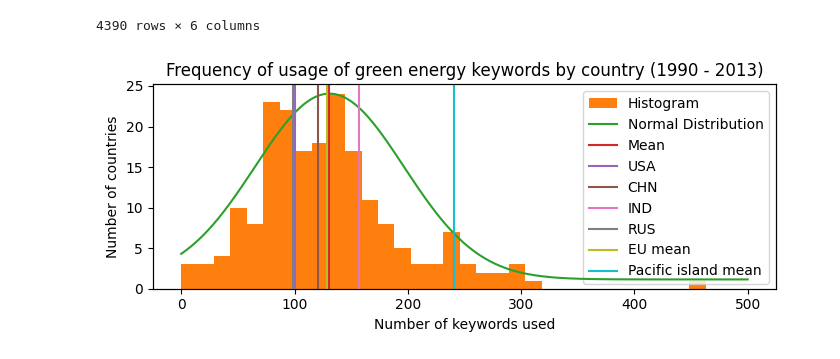
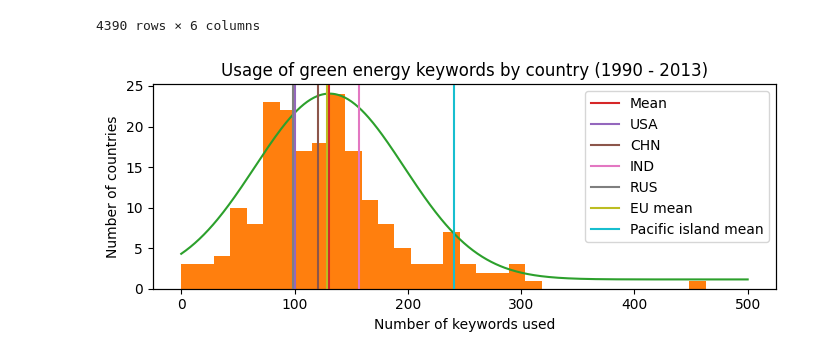
Before and after one commit to ChristopherSiems/ClimateChangeDataReport, a Jupyter notebook: stats1.ipynb, the cells around one changed output. Saved outputs shown, nothing was run; the diff lists cells and outputs as text; code cells hidden in the pictures.

```diff
--- a/stats1.ipynb
+++ b/stats1.ipynb
@@ -42,37 +43,35 @@ data
 # %%
 grouped = data.groupby(by='country')['keywords'].sum()
 avg = grouped.mean()
 std = abs(grouped.std())
 x = numpy.linspace(0, 500, 500)
 
 _, ax1 = pyplot.subplots(figsize = (7, 3))
-ax1.hist(grouped, bins = 32, color = 'C1', label = 'Histogram')
+ax1.hist(grouped, bins = 32, color = 'C1')
 
 ax2 = ax1.twinx()
-ax2.plot(x, norm.pdf(x, avg, std), color = 'C2', label = 'Normal Distribution')
+ax2.plot(x, norm.pdf(x, avg, std), color = 'C2')
 ax2.tick_params(axis = 'y', length=  0)
 ax2.set_yticklabels([])
 
 pyplot.axvline(avg, color = 'C3', label = 'Mean')
 pyplot.axvline(grouped.loc['USA'], color = 'C4', label = 'USA')
 pyplot.axvline(grouped.loc['CHN'], color = 'C5', label = 'CHN')
 pyplot.axvline(grouped.loc['IND'], color = 'C6', label = 'IND')
 pyplot.axvline(grouped.loc['RUS'], color = 'C7', label = 'RUS')
 pyplot.axvline(grouped.loc[eu].mean(), color = 'C8', label = 'EU mean')
 pyplot.axvline(grouped.loc[islands].mean(), color = 'C9', label = 'Pacific island mean')
 
-pyplot.title('Frequency of usage of green energy keywords by country (1990 - 2013)')
+pyplot.title('Usage of green energy keywords by country (1990 - 2013)')
 ax1.set_ylabel('Number of countries')
 ax1.set_xlabel('Number of keywords used')
 
 lines1, labels1 = ax1.get_legend_handles_labels()
 lines2, labels2 = ax2.get_legend_handles_labels()
-lines = lines1 + lines2
-labels = labels1 + labels2
-ax1.legend(lines, labels, loc = 'upper right')
+ax1.legend(lines1 + lines2, labels1 + labels2, loc = 'upper right')
 
 pyplot.tight_layout()
-pyplot.savefig('figs/freq.png')
+pyplot.savefig('figs/hist.png')
 pyplot.show()
 # %% [output]
-[figure, old version]
+[figure, new version]
```
Also changed, not shown: parts of 2 cells of this notebook, 3 other files.
